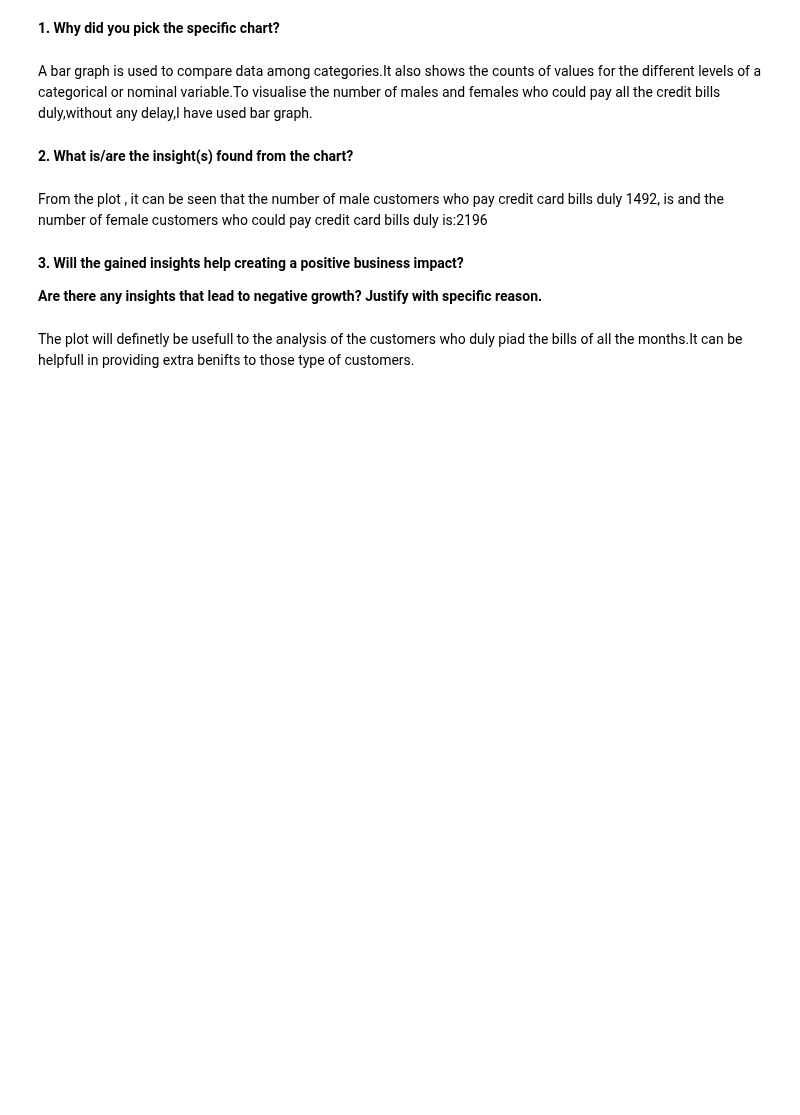
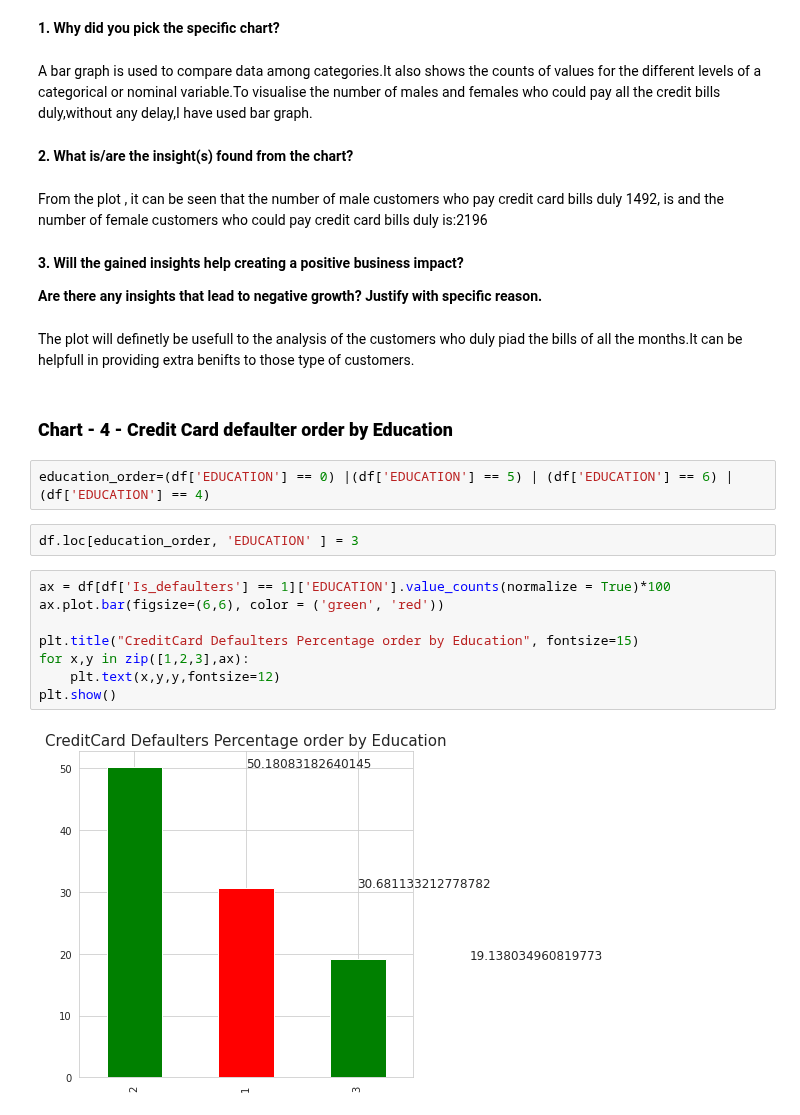
Before and after one commit to 1991Ab/Capstone-Project-3-Credit-Card-Default-Prediction, a Jupyter notebook: DefaultCreditCcard_Individual.ipynb, the cells around one changed output. Cells and saved outputs as stored; diff of their text form; blank space fills up the shorter version.

```diff
--- a/DefaultCreditCcard_Individual.ipynb
+++ b/DefaultCreditCcard_Individual.ipynb
@@ -763,3 +763,19 @@ From the plot , it can be seen that the number of male customers who pay credit
 **Are there any insights that lead to negative growth? Justify with specific reason.**
 # %% [markdown]
 The plot will definetly be usefull to the analysis of the customers who duly piad the bills of all the months.It can be helpfull in providing extra benifts to those type of customers.
+# %% [markdown]
+### **Chart - 4 - Credit Card defaulter order by Education**
+# %%
+education_order=(df['EDUCATION'] == 0) |(df['EDUCATION'] == 5) | (df['EDUCATION'] == 6) | (df['EDUCATION'] == 4)
+# %%
+df.loc[education_order, 'EDUCATION' ] = 3
+# %%
+ax = df[df['Is_defaulters'] == 1]['EDUCATION'].value_counts(normalize = True)*100
+ax.plot.bar(figsize=(6,6), color = ('green', 'red'))
+
+plt.title("CreditCard Defaulters Percentage order by Education", fontsize=15)
+for x,y in zip([1,2,3],ax):
+    plt.text(x,y,y,fontsize=12)
+plt.show()
+# %% [output]
+[figure, added]
```
